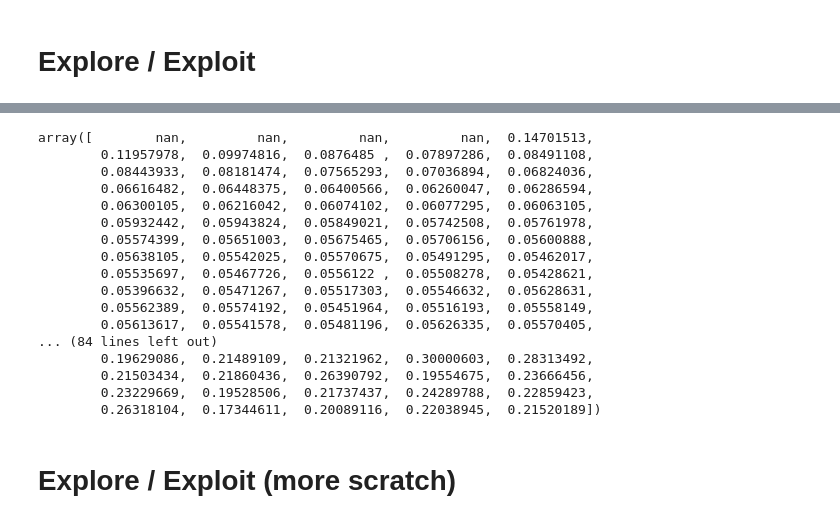
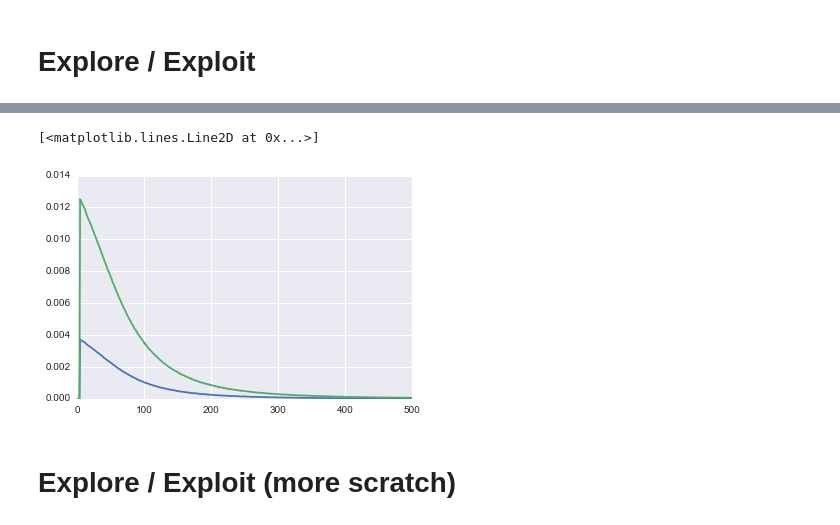
Before and after one commit to jlorince/MusicForaging, a Jupyter notebook: notebooks/result_viz.ipynb, the cells around one changed output, grey strips where cells are left out. Saved outputs shown, nothing was run; the diff lists cells and outputs as text; code cells hidden in the pictures.

```diff
--- a/notebooks/result_viz.ipynb
+++ b/notebooks/result_viz.ipynb
@@ -449,23 +470,11 @@ for i,result in enumerate((result_exploit,result_explore)):
-# %%
-plt_result
-# %% [output]
-array([        nan,         nan,         nan,         nan,  0.14701513,
-        0.11957978,  0.09974816,  0.0876485 ,  0.07897286,  0.08491108,
-        0.08443933,  0.08181474,  0.07565293,  0.07036894,  0.06824036,
-        0.06616482,  0.06448375,  0.06400566,  0.06260047,  0.06286594,
-        0.06300105,  0.06216042,  0.06074102,  0.06077295,  0.06063105,
-        0.05932442,  0.05943824,  0.05849021,  0.05742508,  0.05761978,
-        0.05574399,  0.05651003,  0.05675465,  0.05706156,  0.05600888,
-        0.05638105,  0.05542025,  0.05570675,  0.05491295,  0.05462017,
-        0.05535697,  0.05467726,  0.0556122 ,  0.05508278,  0.05428621,
-        0.05396632,  0.05471267,  0.05517303,  0.05546632,  0.05628631,
-        0.05562389,  0.05574192,  0.05451964,  0.05516193,  0.05558149,
-        0.05613617,  0.05541578,  0.05481196,  0.05626335,  0.05570405,
-... (84 lines left out)
-        0.19629086,  0.21489109,  0.21321962,  0.30000603,  0.28313492,
-        0.21503434,  0.21860436,  0.26390792,  0.19554675,  0.23666456,
-        0.23229669,  0.19528506,  0.21737437,  0.24289788,  0.22859423,
-        0.26318104,  0.17344611,  0.20089116,  0.22038945,  0.21520189])
+# %%
+exploit_dist = (np.vstack(result_exploit)>0).sum(0)
+plt.plot(explore_dist/float(exploit_dist.sum()))
+explore_dist = (np.vstack(result_explore)>0).sum(0)
+plt.plot(explore_dist/float(explore_dist.sum()))
+# %% [output]
+[<matplotlib.lines.Line2D at 0x...>]
+[figure, added]
 # %% [markdown]
 # Explore / Exploit (more scratch)
 # %%
```
Also changed, not shown: parts of 1 cell of this notebook, 5 other files.
